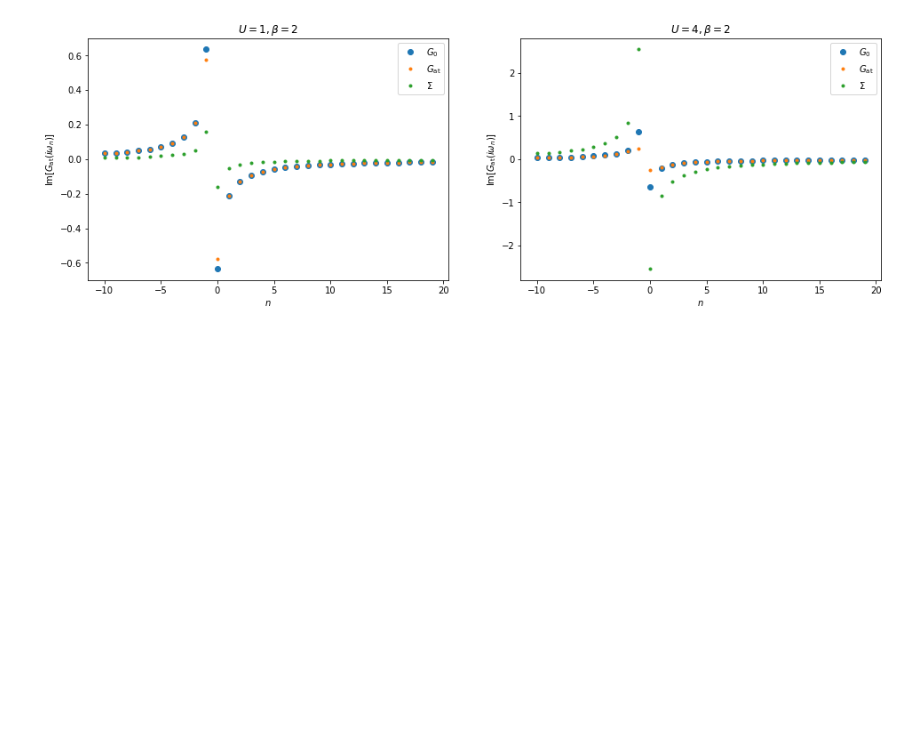
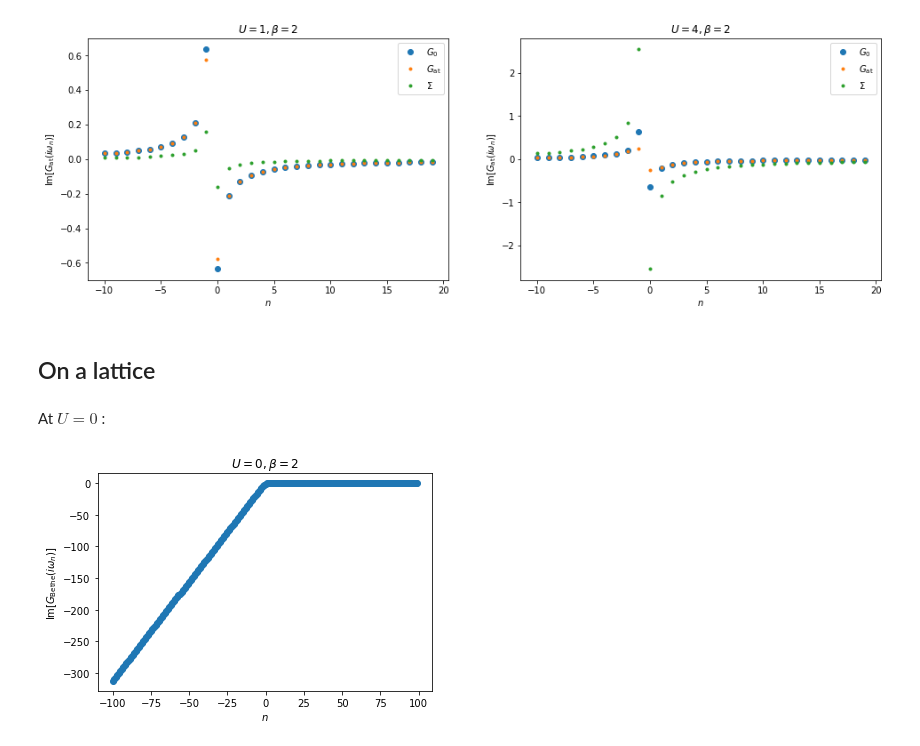
Before and after one commit to romainfd/DMFT-solver, a Jupyter notebook: play-with-green-func.ipynb, the cells around one changed output. Cells and saved outputs as stored; diff of their text form; code cells hidden in the pictures; blank space fills up the shorter version.

Commit message:
lattice G0 green functions

```diff
--- a/play-with-green-func.ipynb
+++ b/play-with-green-func.ipynb
@@ -201,3 +201,17 @@ for U,ax in zip([1, 4], [ax1,ax2]):
     ax.set_title(r"$U={}, \beta=2$".format(U))
 # %% [output]
 [figure]
+# %% [markdown]
+## On a lattice
+# %%
+# t = 1 implicitely here, for the Bethe lattice
+
+def latt_Bethe_DoS (ϵ:float) -> float:
+    return 1/(2*π) * np.sqrt(4-ϵ**2)
+
+def latt_Bethe_hilbert (z:float) -> float:
+    s = np.sign(np.imag(z))
+    return (z-s*np.sqrt(z**2-4))/2
+
+def latt_Bethe_R (x:float) -> float:
+    return x + 1/x
@@ -203,0 +221,18 @@ for U,ax in zip([1, 4], [ax1,ax2]):
+# %% [markdown]
+At $U=0$ :
+# %%
+def G0_loc_iωn (latt_hilbert, iωn, µ):
+    return latt_hilbert(iωn+µ)
+
+β = 2
+n = np.arange(-100,100)
+iωn = 1j*ωn(β,n)
+
+G0_iωn_Bethe = G0_loc_iωn(latt_Bethe_hilbert, iωn, µ=0)
+
+plt.plot(n, np.imag(G0_iωn_Bethe), 'o')
+plt.xlabel("$n$")
+plt.ylabel(r"$\operatorname{Im}[ G_\operatorname{Bethe}(i\omega_n) ]$");
+plt.title(r"$U=0, \beta=2$");
+# %% [output]
+[figure, added]
```
Also changed, not shown: parts of 3 cells of this notebook, 2 other files.
